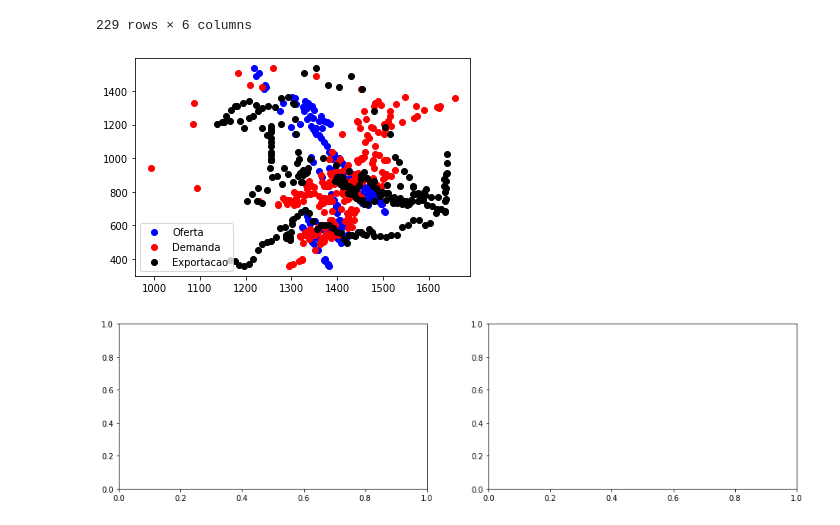
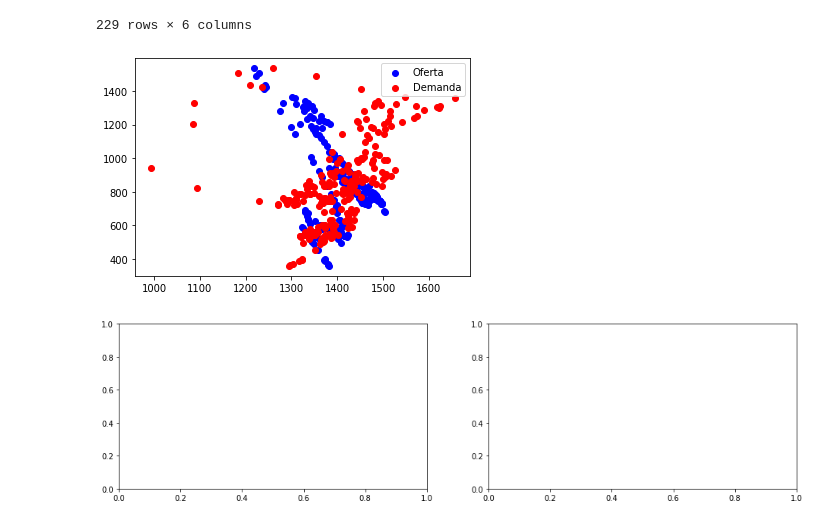
Before and after one commit to fkfouri/vegetable_oil_mkt, a Jupyter notebook: mkt/__2SLS_vegetable_oil-COMM5_4.ipynb, the cells around one changed output. Saved outputs shown, nothing was run; the diff lists cells and outputs as text; code cells hidden in the pictures.

```diff
--- a/mkt/__2SLS_vegetable_oil-COMM5_4.ipynb
+++ b/mkt/__2SLS_vegetable_oil-COMM5_4.ipynb
@@ -332,7 +334,7 @@ from statsmodels.sandbox.regression.gmm import IV2SLS
 endo = df_1[['exp_total']]
 
 exog = df_1.drop(['exp_total', 'price_total_exp', 'index_mundi_dap'], axis=1)
-exog = sm.add_constant(exo)
+exog = sm.add_constant(exog)
 
 # iv = df_1[['index_mundi_dap','world_income']]
 # results = IV2SLS(endog=endog,exog=exog,instrument=instrument).fit()
@@ -960,0 +1046,25 @@ See the caveats in the documentation: https://pandas.pydata.org/pandas-docs/stab
+# %%
+DEPENDENTE = 'C_price'
+INDEPENDENTE = 'C_exports'
+DEMAND_VAR = 'world_income'
+DEMAND_VAR = 'middle_income_income'
+DEMAND_VAR = 'high_income_income'
+
+SUPPLY_VAR = 'index_mundi_dap'
+# SUPPLY_VAR = 'bloomberg_price_index'
+
+
+df_temp = df_main[[DEPENDENTE, INDEPENDENTE, DEMAND_VAR, SUPPLY_VAR]].copy()
+print('DEMANDA')
+d = compare_models(df_temp,
+                   explicada= DEPENDENTE,
+                   explicativa= [DEMAND_VAR],
+                   endogena= [INDEPENDENTE],
+                   VI=[SUPPLY_VAR] )
+print('-~=' * 40)
+print('OFERTA')
+o = compare_models(df_temp,
+                   explicada= DEPENDENTE,
+                   explicativa= [SUPPLY_VAR],
+                   endogena= [INDEPENDENTE],
+                   VI=[DEMAND_VAR] )
@@ -1150,28 +1265,28 @@ df_temp
 # %%
 import matplotlib.pyplot as plt
 import numpy as np
 
 # plt.style.use('_mpl-gallery')
 
 # make data
 x = df_temp['D_exports']
 y = df_temp['D_price']
 
 # plot
 fig, ax = plt.subplots()
 
 ax.scatter(d.predict(), df_temp['D_price'], label='Oferta', color='b')
 ax.scatter(o.predict(), df_temp['D_price'], label='Demanda', color='r')
 
-ax.scatter(df_temp['D_exports'], df_temp['D_price'], label='Exportacao', color='k')
+# ax.scatter(df_temp['D_exports'], df_temp['D_price'], label='Exportacao', color='k')
 
 # ax.set(xlim=(0, 8), xticks=np.arange(1, 8),
 #        ylim=(0, 8), yticks=np.arange(1, 8))
 
 plt.legend()
 plt.show()
 # %% [output]
-[figure, old version]
+[figure, new version]
 # %%
 import seaborn as sns
 
```
Also changed, not shown: parts of 60 cells of this notebook, 3 other files.
